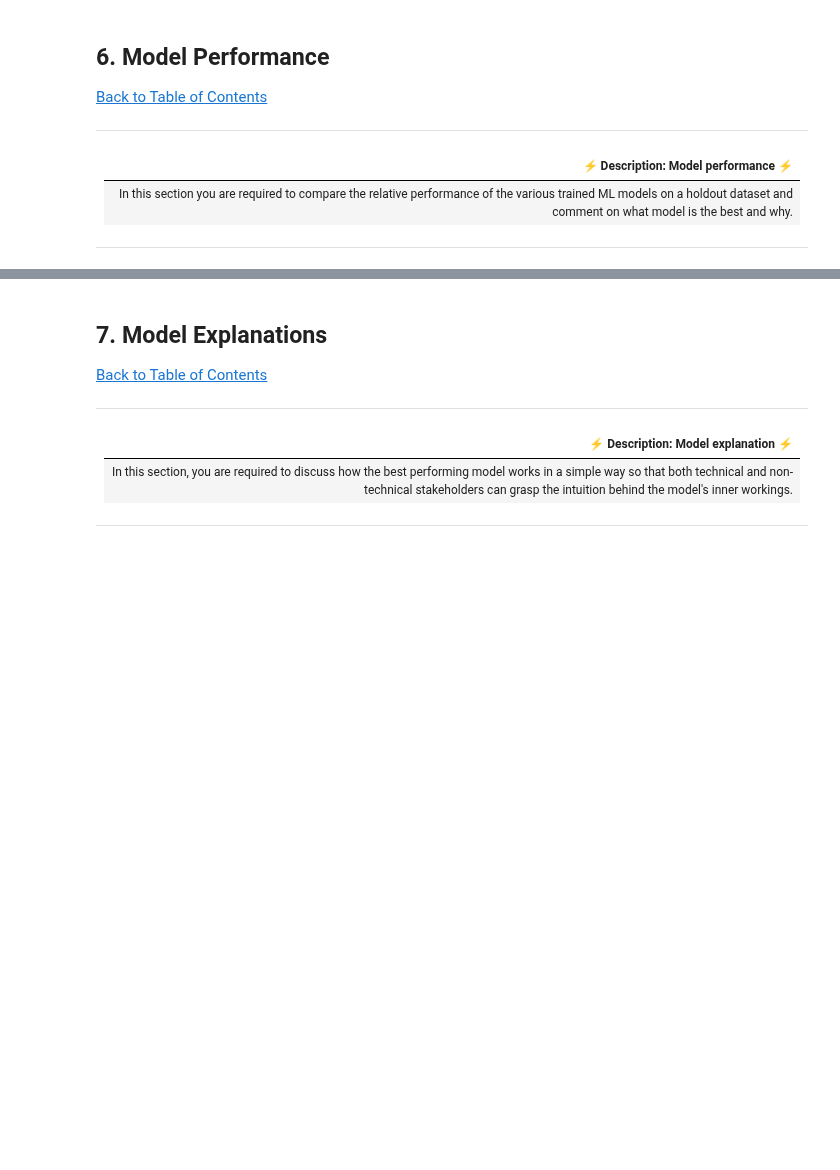
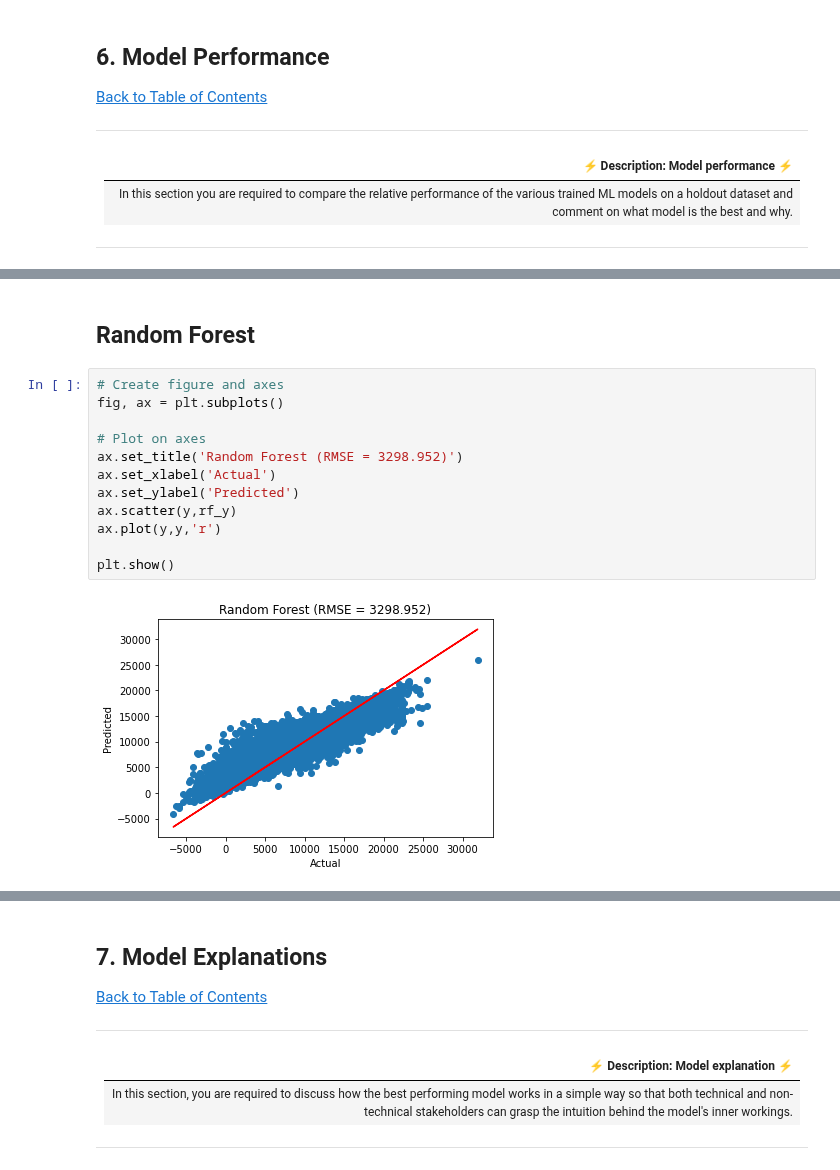
Before and after one commit to Kendo-Shin/Advanced_Regression_Predict-Team-2, a Jupyter notebook: kenny-notebook.ipynb, the cells around one changed output, grey strips where cells are left out. Saved outputs shown, nothing was run; the diff lists cells and outputs as text; blank space fills up the shorter version.

```diff
--- a/kenny-notebook.ipynb
+++ b/kenny-notebook.ipynb
@@ -734,0 +758,16 @@ submission.to_csv('XG_submission_3.csv', index = False)
+# %% [markdown]
+## Random Forest
+# %%
+# Create figure and axes
+fig, ax = plt.subplots()
+
+# Plot on axes
+ax.set_title('Random Forest (RMSE = 3298.952)')
+ax.set_xlabel('Actual')
+ax.set_ylabel('Predicted')
+ax.scatter(y,rf_y)
+ax.plot(y,y,'r')
+
+plt.show()
+# %% [output]
+[figure, added]
```
Also changed, not shown: parts of 17 cells of this notebook.
